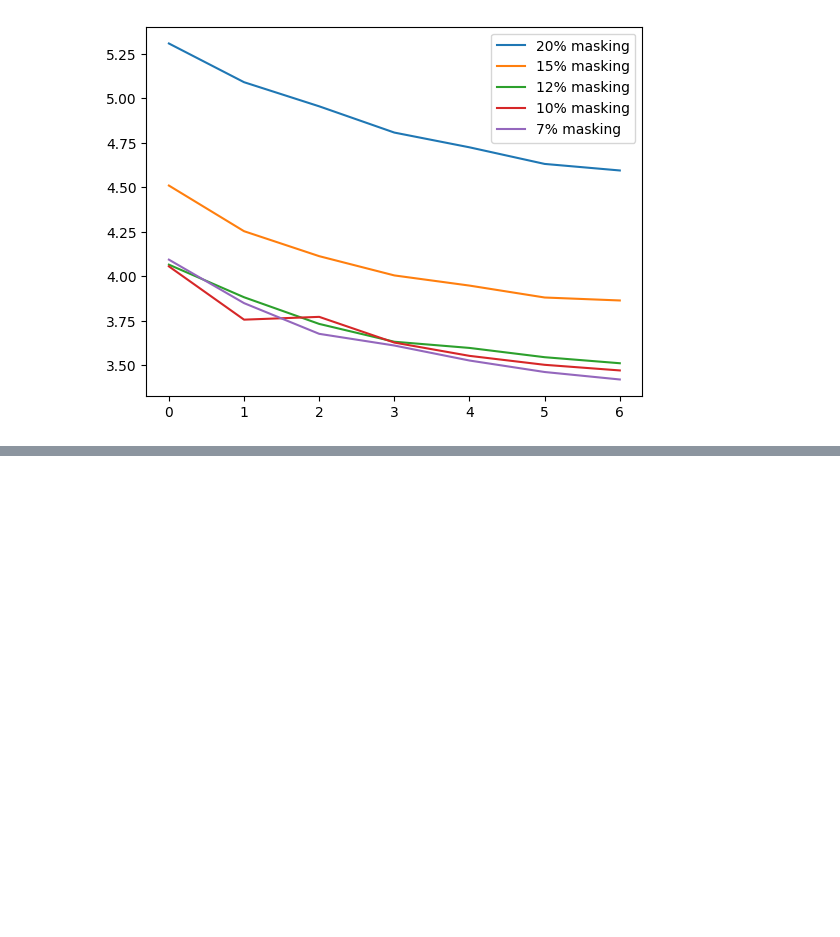
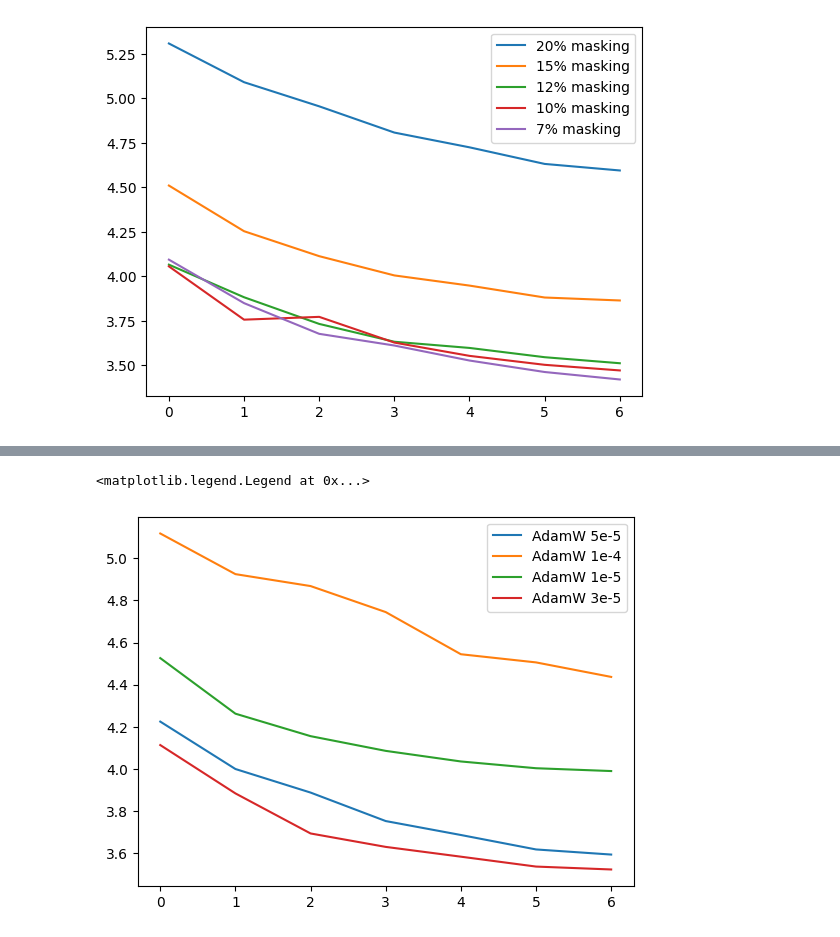
Before and after one commit to Miktima/bertnews, a Jupyter notebook: Fine-tune_maskedLMres.ipynb, the cells around one changed output, grey strips where cells are left out. Drawn from its saved outputs; the diff is of its cells as text; code cells hidden in the pictures; blank space fills up the shorter version.

Commit message:
data + AdamW results

```diff
--- a/Fine-tune_maskedLMres.ipynb
+++ b/Fine-tune_maskedLMres.ipynb
@@ -132,0 +152,19 @@ ax.legend()
+# %%
+fig, ax = plt.subplots()
+epoch = [0, 1, 2, 3, 4, 5, 6]
+adam5e5 = [4.224178259440433, 3.9988796048554236, 3.8868665214237503, 3.7514886472246856,\
+           3.6852424212459605, 3.6165608535995224, 3.592289556476496]
+adam1e4 = [5.118306925097247, 4.925083155597946, 4.868365757930615, 4.744709467308141,\
+            4.544373656539365, 4.505555232291658, 4.436573525280565]
+adam1e5 = [4.525932171624536, 4.261861674343407, 4.155021481552966, 4.085093348973027, \
+           4.034726303980052, 4.0025791048671415, 3.989146693698521]
+adam3e5 = [4.112695254466216, 3.882947162715393, 3.692531268162902, 3.6286915282737082, \
+            3.5821701003800968, 3.535165664604343, 3.52135565433895]
+ax.plot(epoch, adam5e5, label="AdamW 5e-5")
+ax.plot(epoch, adam1e4, label="AdamW 1e-4")
+ax.plot(epoch, adam1e5, label="AdamW 1e-5")
+ax.plot(epoch, adam3e5, label="AdamW 3e-5")
+ax.legend()
+# %% [output]
+<matplotlib.legend.Legend at 0x...>
+[figure, added]
```
Also changed, not shown: parts of 3 cells of this notebook, 1 other file.
